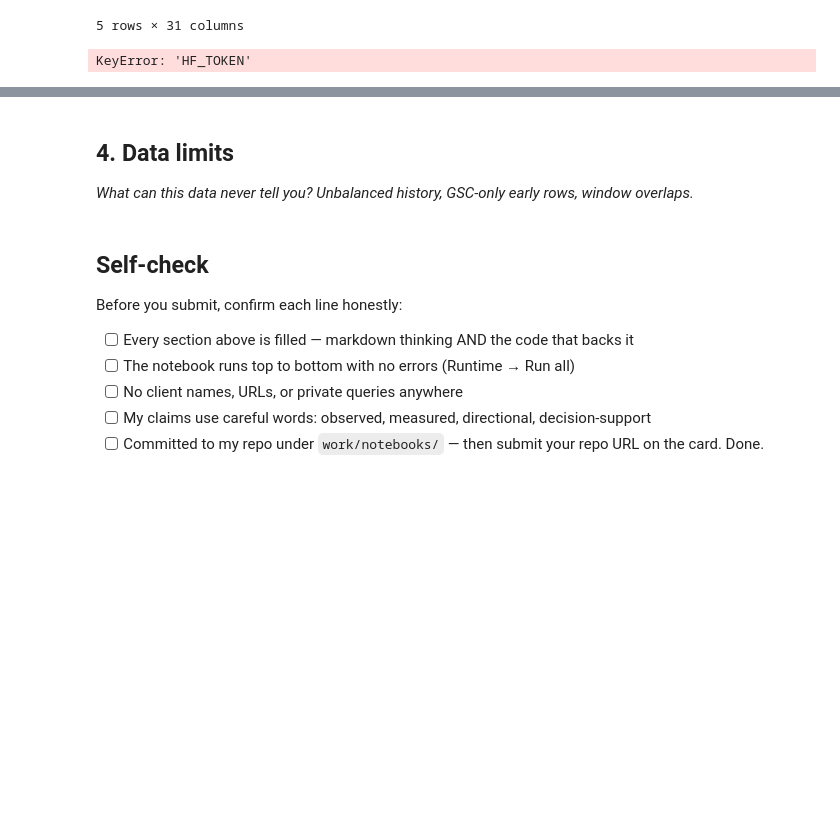
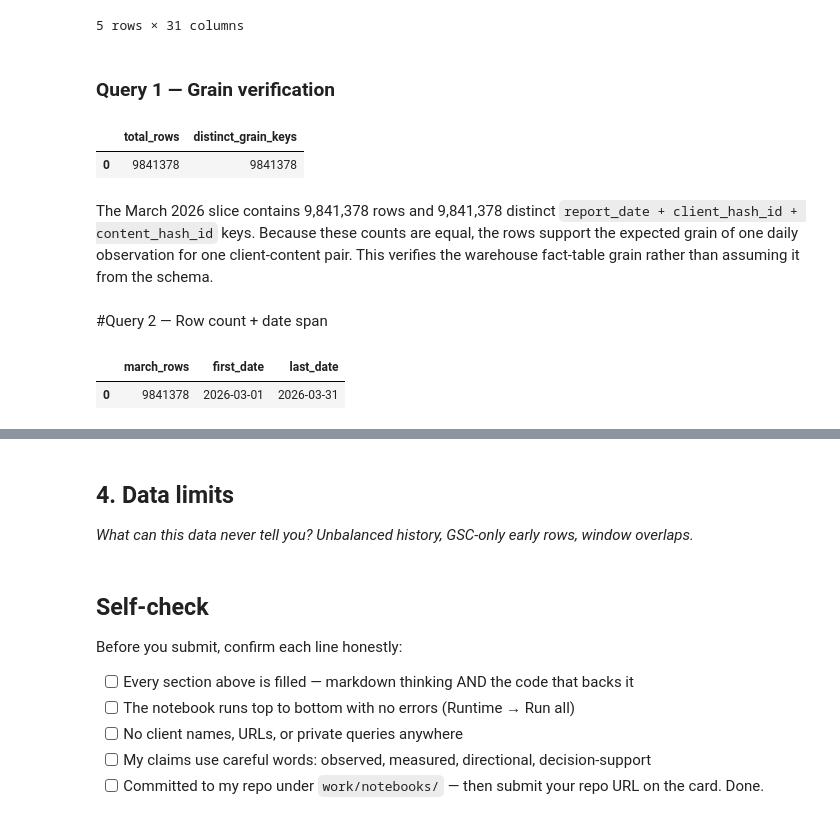
Before and after one commit to tayyba6/ML_Internship, a Jupyter notebook: work/notebooks/w03_data_contract.ipynb, the cells around one changed output, grey strips where cells are left out. Drawn from its saved outputs; the diff is of its cells as text; code cells hidden in the pictures; blank space fills up the shorter version.

```diff
--- a/work/notebooks/w03_data_contract.ipynb
+++ b/work/notebooks/w03_data_contract.ipynb
@@ -101,27 +101,44 @@ test
 | 3 | 2026-03-01 | client_73cda7b4e4f265ea | content_905aa32a0230694e | True | False | True | ... |
 | 4 | 2026-03-01 | client_73cda7b4e4f265ea | content_a3ea9792f793ec72 | True | False | True | ... |
 5 rows × 31 columns
-# %%
-import os
-import duckdb
-import pandas as pd
-import numpy as np
-
-HF_TOKEN = os.environ["HF_TOKEN"]
-
-con = duckdb.connect()
-
-con.execute(
-    f"""
-    CREATE OR REPLACE SECRET hf_secret (
-        TYPE HUGGINGFACE,
-        TOKEN '{HF_TOKEN}'
-    )
-    """
-)
-
-BASE = "hf://datasets/FlyRank/internship-warehouse"
-
-FACT = f"{BASE}/fact_content_daily_performance/**/*.parquet"
-# %% [output]
-KeyError: 'HF_TOKEN'
+# %% [markdown]
+### Query 1 — Grain verification
+# %%
+q1 = con.sql(f"""
+    SELECT
+        COUNT(*) AS total_rows,
+        COUNT(
+            DISTINCT
+            CAST(report_date AS VARCHAR)
+            || '|' ||
+            client_hash_id
+            || '|' ||
+            content_hash_id
+        ) AS distinct_grain_keys
+    FROM read_parquet('{FACT}')
+    WHERE month = '2026-03'
+""").df()
+
+q1
+# %% [output]
+|  | total_rows | distinct_grain_keys |
+| 0 | 9841378 | 9841378 |
+# %% [markdown]
+The March 2026 slice contains 9,841,378 rows and 9,841,378 distinct `report_date + client_hash_id + content_hash_id` keys. Because these counts are equal, the rows support the expected grain of one daily observation for one client-content pair.
+This verifies the warehouse fact-table grain rather than assuming it from the schema.
+# %% [markdown]
+#Query 2 — Row count + date span
+# %%
+q2 = con.sql(f"""
+    SELECT
+        COUNT(*) AS march_rows,
+        MIN(report_date) AS first_date,
+        MAX(report_date) AS last_date
+    FROM read_parquet('{FACT}')
+    WHERE month = '2026-03'
+""").df()
+
+q2
+# %% [output]
+|  | march_rows | first_date | last_date |
+| 0 | 9841378 | 2026-03-01 | 2026-03-31 |
```
Also changed, not shown: parts of 5 cells of this notebook.
